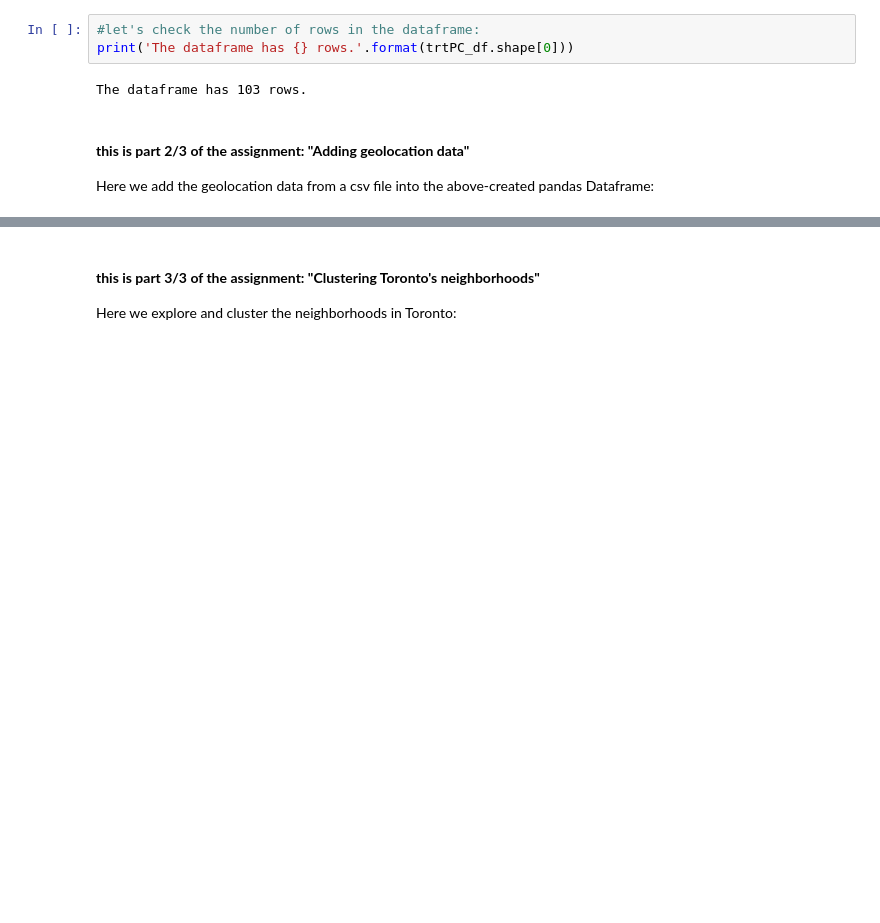
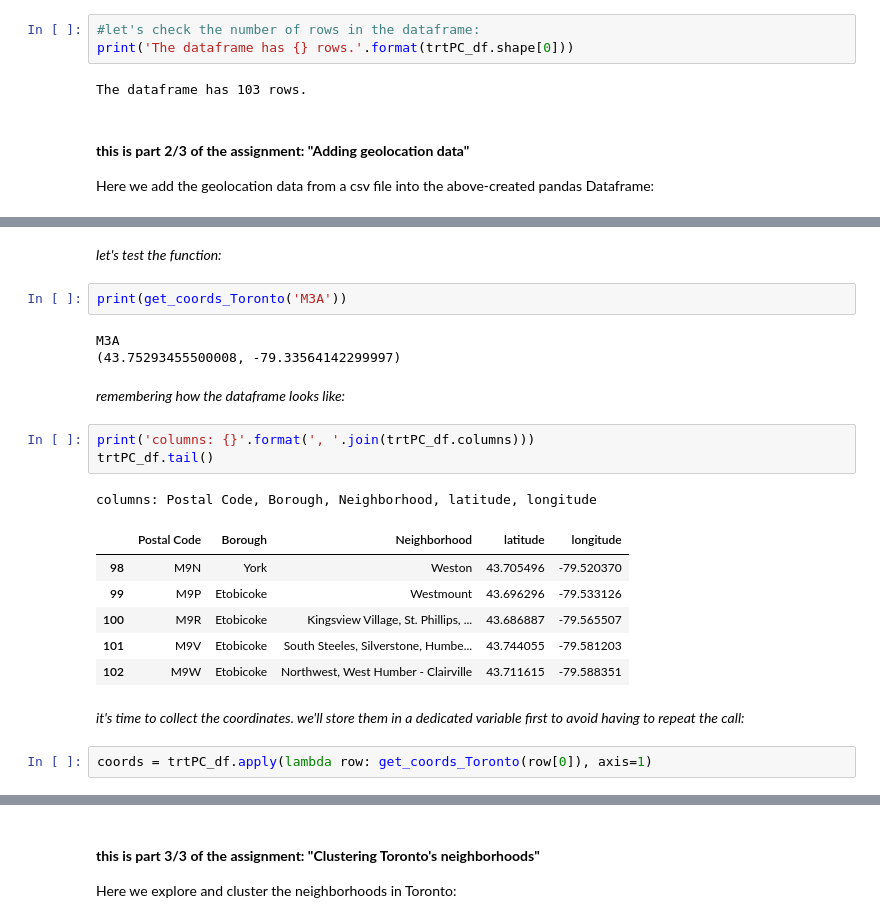
Before and after one commit to hugo-bertini-ds-learning/Coursera_Capstone, a Jupyter notebook: 013SegmentingAandClusteringNeighborhoodsInToronto.ipynb, the cells around one changed output, grey strips where cells are left out. Drawn from its saved outputs; the diff is of its cells as text; blank space fills up the shorter version.

```diff
--- a/013SegmentingAandClusteringNeighborhoodsInToronto.ipynb
+++ b/013SegmentingAandClusteringNeighborhoodsInToronto.ipynb
@@ -186,0 +221,24 @@ Here we add the geolocation data from a csv file into the above-created pandas D
+# %% [markdown]
+_let's test the function:_
+# %%
+print(get_coords_Toronto('M3A'))
+# %% [output]
+M3A
+(43.75293455500008, -79.33564142299997)
+# %% [markdown]
+_remembering how the dataframe looks like:_
+# %%
+print('columns: {}'.format(', '.join(trtPC_df.columns)))
+trtPC_df.tail()
+# %% [output]
+columns: Postal Code, Borough, Neighborhood, latitude, longitude
+|  | Postal Code | Borough | Neighborhood | latitude | longitude |
+| 98 | M9N | York | Weston | 43.705496 | -79.520370 |
+| 99 | M9P | Etobicoke | Westmount | 43.696296 | -79.533126 |
+| 100 | M9R | Etobicoke | Kingsview Village, St. Phillips, ... | 43.686887 | -79.565507 |
+| 101 | M9V | Etobicoke | South Steeles, Silverstone, Humbe... | 43.744055 | -79.581203 |
+| 102 | M9W | Etobicoke | Northwest, West Humber - Clairville | 43.711615 | -79.588351 |
+# %% [markdown]
+_it's time to collect the coordinates. we'll store them in a dedicated variable first to avoid having to repeat the call:_
+# %%
+coords = trtPC_df.apply(lambda row: get_coords_Toronto(row[0]), axis=1)
```
Also changed, not shown: parts of 13 cells of this notebook.
